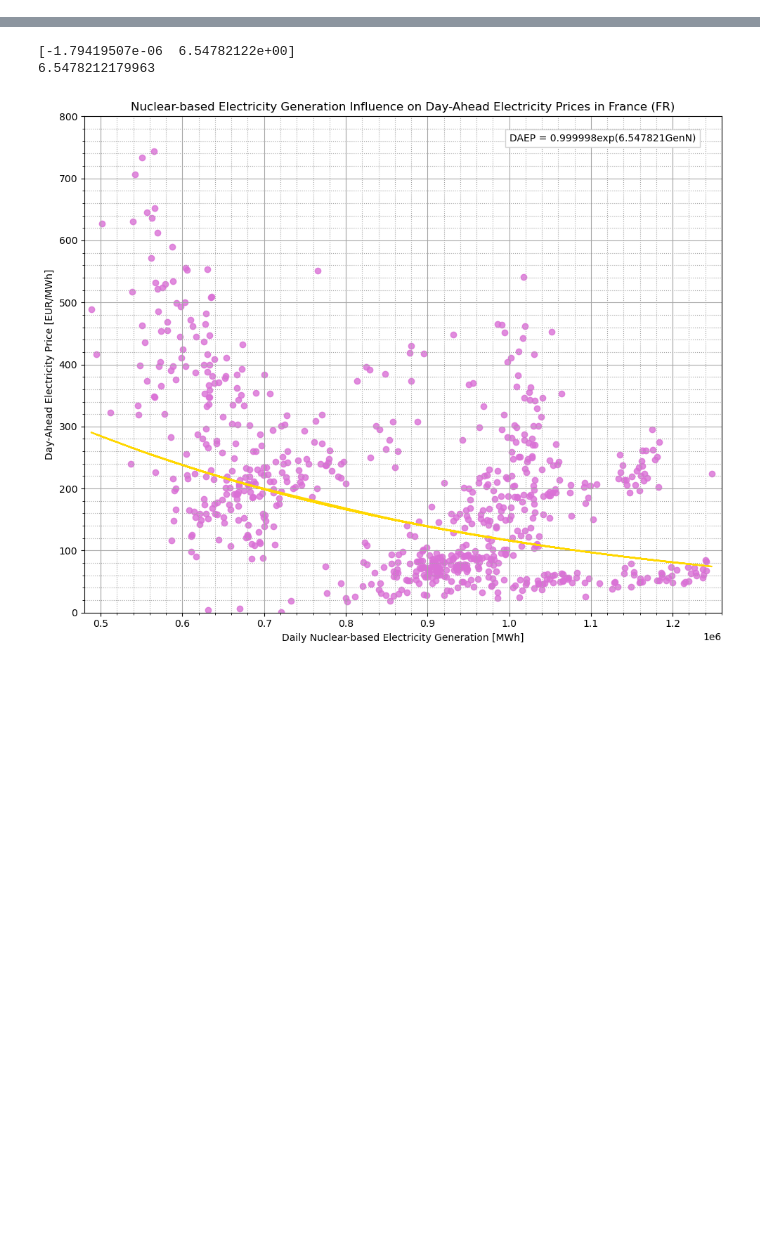
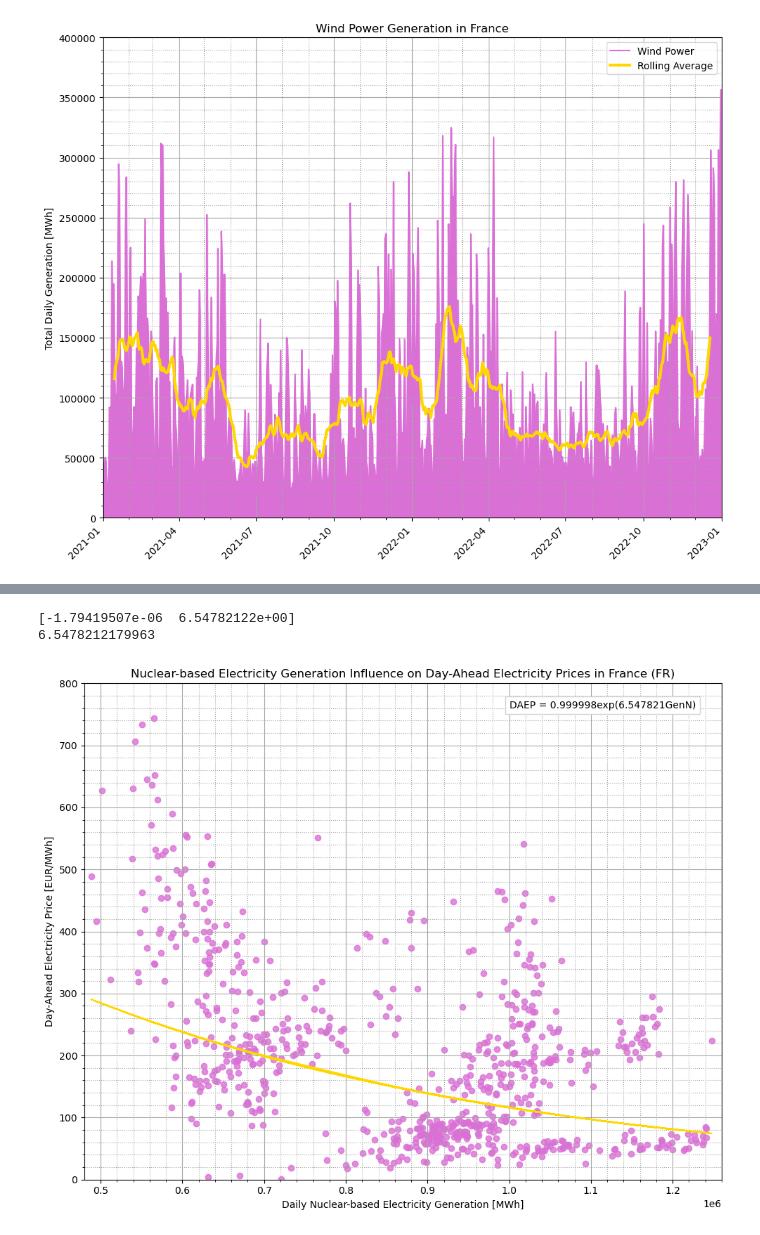
Before and after one commit to jsap2000/UK-Electricity-Pricing-Solutions, a Jupyter notebook: Generation_FR_20210101-20221231.ipynb, the cells around one changed output, grey strips where cells are left out. Cells and saved outputs as stored; diff of their text form; code cells hidden in the pictures; blank space fills up the shorter version.

```diff
--- a/Generation_FR_20210101-20221231.ipynb
+++ b/Generation_FR_20210101-20221231.ipynb
@@ -101,8 +168,18 @@ GenFR2022 = pd.read_csv(r"C:\Users\anton_zpf58tt\OneDrive\Documents\Glasgow\Year
 GenFR2022 = GenFR2022.replace('n/e', np.NaN)
 GenFR2022 = GenFR2022.replace('N/A', np.NaN)
 
+GenFR2022.iloc[:,11:13] = GenFR2022.iloc[:,11:13].replace(np.NaN, 0)
+
 GenFR2022 = pd.DataFrame({'Date': GenFR2022.iloc[:,1],
-                          'Nuclear [MWh]': GenFR2022.iloc[:,16]})
+                          'Nuclear [MWh]': GenFR2022.iloc[:,16],
+                          'Biomass [MWh]': GenFR2022.iloc[:,2] + GenFR2022.iloc[:,20],
+                          'Gas [MWh]': GenFR2022.iloc[:,5],
+                          'Coal [MWh]': GenFR2022.iloc[:,6],
+                          'Oil [MWh]': GenFR2022.iloc[:,7],
+                          'PSH [MWh]': GenFR2022.iloc[:,11] - GenFR2022.iloc[:,12],
+                          'Hydro [MWh]': GenFR2022.iloc[:,13] + GenFR2022.iloc[:,14],
+                          'Solar [MWh]': GenFR2022.iloc[:,19],
+                          'Wind [MWh]': GenFR2022.iloc[:,22]})
 
 #GenFR2022.iloc[289,1] = (GenFR2022.iloc[288,1] + GenFR2022.iloc[290,1])/2
 #GenFR2022.iloc[3637,1] = (GenFR2022.iloc[3636,1] + GenFR2022.iloc[3638,1])/2
@@ -195,11 +323,18 @@ print(FRGen2022.to_string())
 # %%
-FRGen = pd.concat([FRGen2021["Nuclear [MWh]"], FRGen2022["Nuclear [MWh]"]], ignore_index=True).to_frame("Nuclear [MWh]")
-#FRGen["PSH [MWh]"] = pd.concat([FRGen2021["PSH [MWh]"], FRGen2022["PSH [MWh]"]], ignore_index=True).to_frame("PSH [MWh]")
-#FRGen["Hydro [MWh]"] = pd.concat([FRGen2021["Hydro [MWh]"], FRGen2022["Hydro [MWh]"]], ignore_index=True).to_frame("Hydro [MWh]")
+FRGen = pd.concat([FRGen2021["Wind [MWh]"], FRGen2022["Wind [MWh]"]], ignore_index=True).to_frame("Wind [MWh]")
+FRGen["PSH [MWh]"] = pd.concat([FRGen2021["PSH [MWh]"], FRGen2022["PSH [MWh]"]], ignore_index=True).to_frame("PSH [MWh]")
+FRGen["Hydro [MWh]"] = pd.concat([FRGen2021["Hydro [MWh]"], FRGen2022["Hydro [MWh]"]], ignore_index=True).to_frame("Hydro [MWh]")
+FRGen["Nuclear [MWh]"] = pd.concat([FRGen2021["Nuclear [MWh]"], FRGen2022["Nuclear [MWh]"]], ignore_index=True).to_frame("Nuclear [MWh]")
+FRGen["Gas [MWh]"] = pd.concat([FRGen2021["Gas [MWh]"], FRGen2022["Gas [MWh]"]], ignore_index=True).to_frame("Gas [MWh]")
+FRGen["Oil [MWh]"] = pd.concat([FRGen2021["Oil [MWh]"], FRGen2022["Oil [MWh]"]], ignore_index=True).to_frame("Oil [MWh]")
+FRGen["Coal [MWh]"] = pd.concat([FRGen2021["Coal [MWh]"], FRGen2022["Coal [MWh]"]], ignore_index=True).to_frame("Coal [MWh]")
+FRGen["Biomass [MWh]"] = pd.concat([FRGen2021["Biomass [MWh]"], FRGen2022["Biomass [MWh]"]], ignore_index=True).to_frame("Biomass [MWh]")
+FRGen["Solar [MWh]"] = pd.concat([FRGen2021["Biomass [MWh]"], FRGen2022["Biomass [MWh]"]], ignore_index=True).to_frame("Biomass [MWh]")
 
 FRGen["Date"] = pd.date_range(start="1/1/2021", periods=730, freq="D")
 
-NewOrder = ["Date", "Nuclear [MWh]"] #, "PSH [MWh]", "Hydro [MWh]"]
+NewOrder = ["Date", "Wind [MWh]", "PSH [MWh]", "Hydro [MWh]", "Nuclear [MWh]",
+            "Gas [MWh]", "Oil [MWh]", "Coal [MWh]", "Biomass [MWh]", "Solar [MWh]"]
 
 #FRGen["Wind [MWh]"] = pd.to_numeric(FRGen["Wind [MWh]"], errors='coerce')
 FRGen = pd.DataFrame(FRGen)
@@ -208,5 +343,44 @@ FRGen = pd.DataFrame(FRGen)
 
 FRGen = FRGen.reindex(columns=NewOrder)
 
-FRGen
+print(FRGen.dtypes)
+
+
+######################################################################################################################
+
+fig, ax = plt.subplots()
+fig.set_figheight(8)
+fig.set_figwidth(10)
+
+a = input("Choose generation type:", )
+
+plt.title(f"{a} Power Generation in France")
+plt.ylabel('Total Daily Generation [MWh]')
+
+ax.plot(FRGen["Date"], FRGen[f"{a} [MWh]"], color="orchid", label=f"{a} Power")
+ax.plot(FRGen["Date"], FRGen[f"{a} [MWh]"].rolling(28,  center=True).mean(), linewidth = 3, color = "gold", label="Rolling Average")
+plt.fill_between(FRGen["Date"], FRGen[f"{a} [MWh]"], color="orchid")
+
+plt.legend()
+plt.grid(visible=True, which='major', color='0.65', linestyle='-')
+plt.grid(visible=True, which='minor', color='0.65', linestyle=':')
+
+ax.yaxis.get_ticklocs(minor=True)
+ax.minorticks_on()
+
+fig.autofmt_xdate()
+
+print(ax.get_ylim())
+b = input("Choose y limit:", )
+
+plt.tick_params(axis='x', which='major', labelsize=10)
+plt.xticks(rotation=45, ha='right')
+plt.xlim(18628, 19358)
+plt.ylim(0,int(b))
+plt.tight_layout()
+
+ax.xaxis.set_minor_locator(mdates.MonthLocator())
+ax.xaxis.set_minor_formatter(mdates.DateFormatter(""))
+
+plt.show()
 # %% [output]
@@ -225,0 +401 @@ FRGen
+[figure, added]
```
Also changed, not shown: parts of 7 cells of this notebook, 4 other files.
